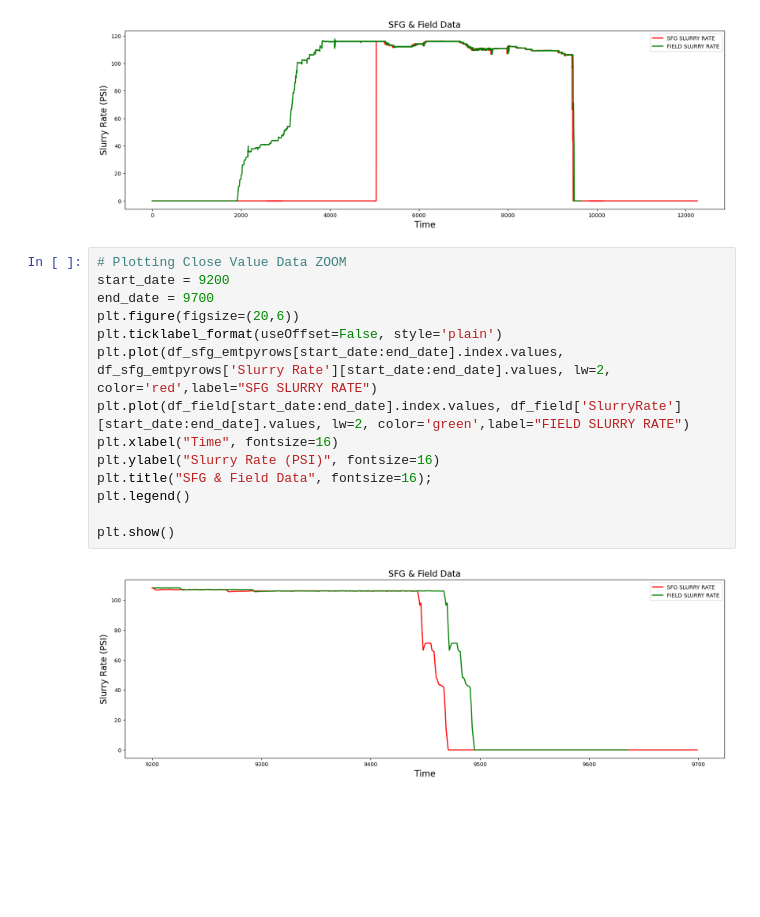
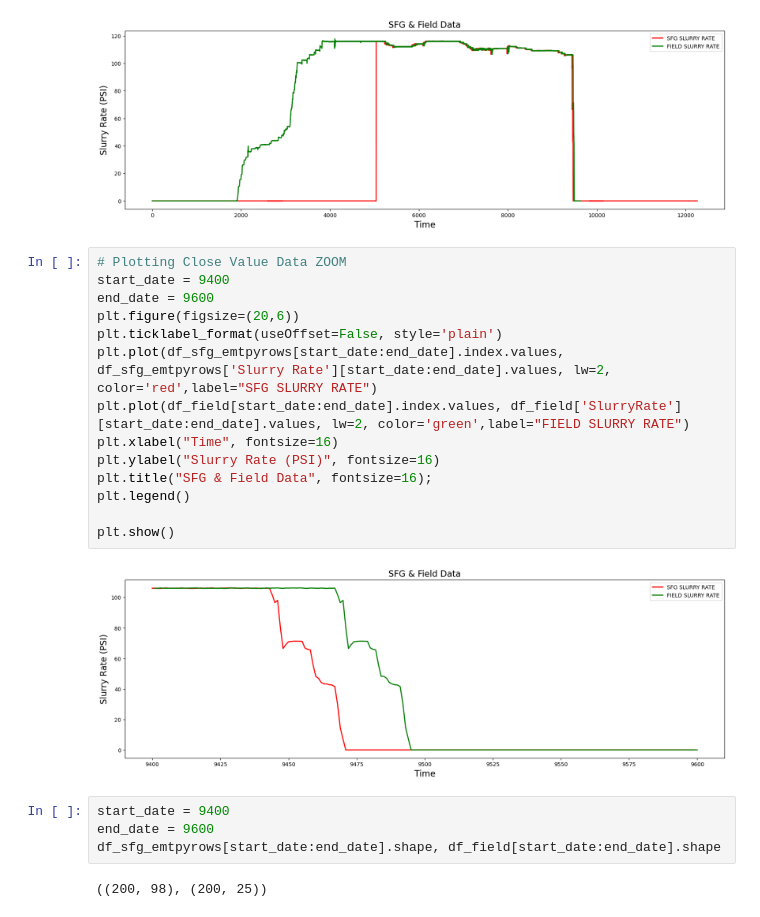
Before and after one commit to rivillasm/python_code, a Jupyter notebook: python_052_empty_rows_shift.ipynb, the cells around one changed output. Saved outputs shown, nothing was run; the diff lists cells and outputs as text; blank space fills up the shorter version.

```diff
--- a/python_052_empty_rows_shift.ipynb
+++ b/python_052_empty_rows_shift.ipynb
@@ -135,17 +135,23 @@ plt.show()
 [figure]
 # %%
 # Plotting Close Value Data ZOOM
-start_date = 9200
-end_date = 9700
+start_date = 9400
+end_date = 9600
 plt.figure(figsize=(20,6))
 plt.ticklabel_format(useOffset=False, style='plain')
 plt.plot(df_sfg_emtpyrows[start_date:end_date].index.values, df_sfg_emtpyrows['Slurry Rate'][start_date:end_date].values, lw=2, color='red',label="SFG SLURRY RATE")
 plt.plot(df_field[start_date:end_date].index.values, df_field['SlurryRate'][start_date:end_date].values, lw=2, color='green',label="FIELD SLURRY RATE")
 plt.xlabel("Time", fontsize=16)
 plt.ylabel("Slurry Rate (PSI)", fontsize=16)
 plt.title("SFG & Field Data", fontsize=16);
 plt.legend()
 
 plt.show()
 # %% [output]
-[figure, old version]
+[figure, new version]
+# %%
+start_date = 9400
+end_date = 9600
+df_sfg_emtpyrows[start_date:end_date].shape, df_field[start_date:end_date].shape
+# %% [output]
+((200, 98), (200, 25))
```
Also changed, not shown: parts of 10 cells of this notebook.
